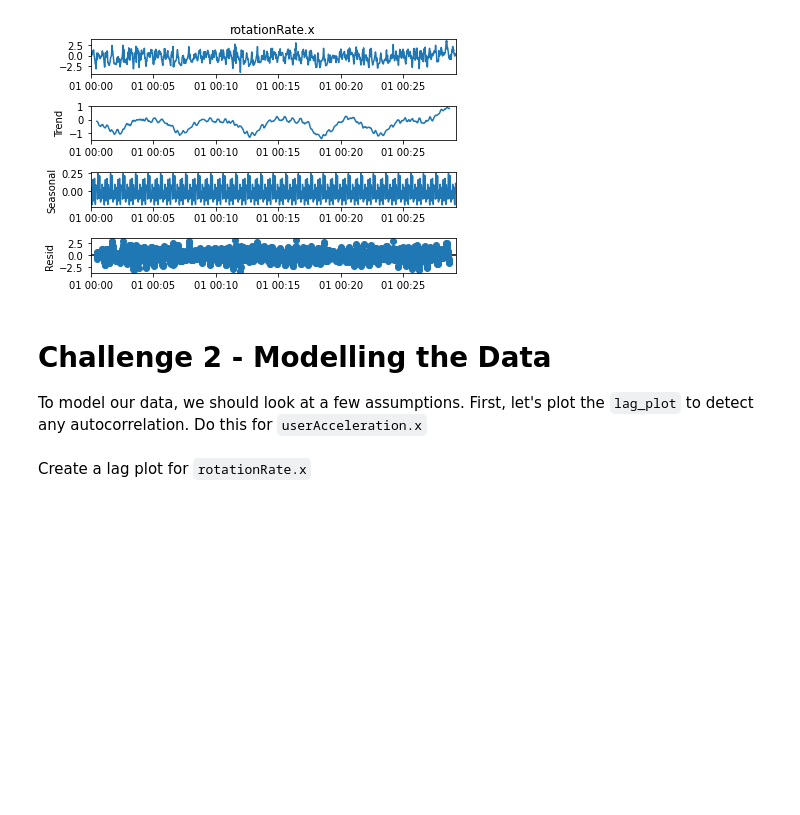
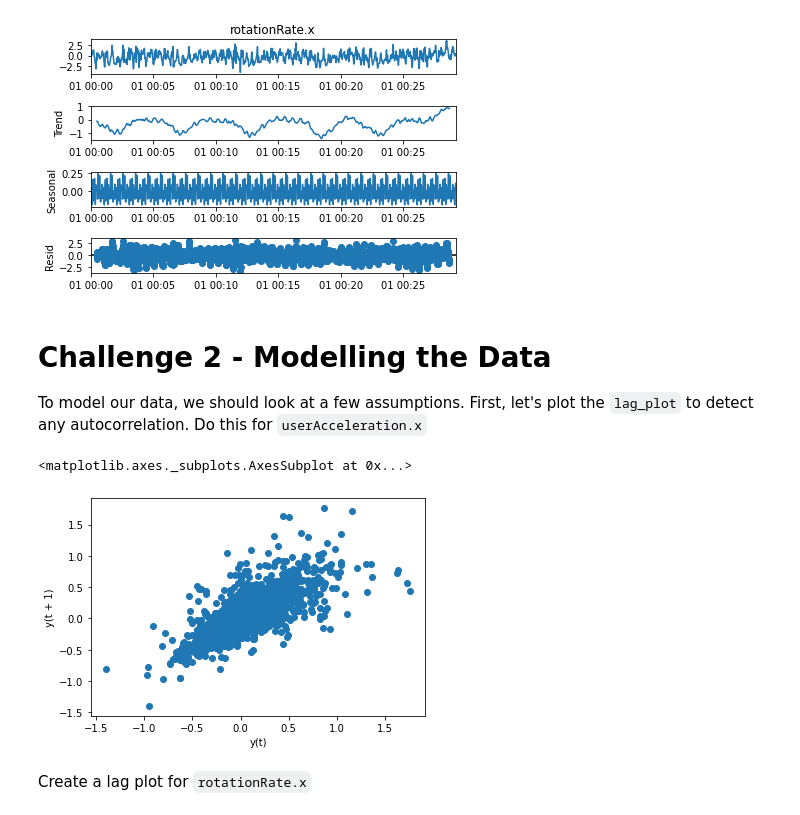
Before and after one commit to ironhack-datalabs/datamad0620, a Jupyter notebook: module-2/lab-time-series/your-code/main.ipynb, the cells around one changed output. Saved outputs shown, nothing was run; the diff lists cells and outputs as text; code cells hidden in the pictures; blank space fills up the shorter version.

```diff
--- a/module-2/lab-time-series/your-code/main.ipynb
+++ b/module-2/lab-time-series/your-code/main.ipynb
@@ -108,2 +122,8 @@ To model our data, we should look at a few assumptions. First, let's plot the `l
+# %%
+uax_lag=pd.plotting.lag_plot(sensor["userAcceleration.x"])
+print(uax_lag.plot())
+# %% [output]
+<matplotlib.axes._subplots.AxesSubplot at 0x...>
+[figure, added]
 # %% [markdown]
 Create a lag plot for `rotationRate.x`
```
Also changed, not shown: parts of 16 cells of this notebook.
